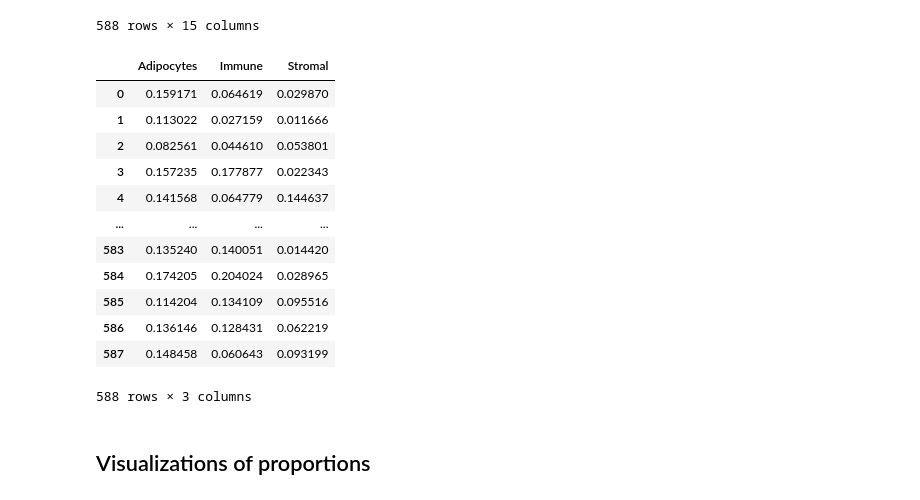
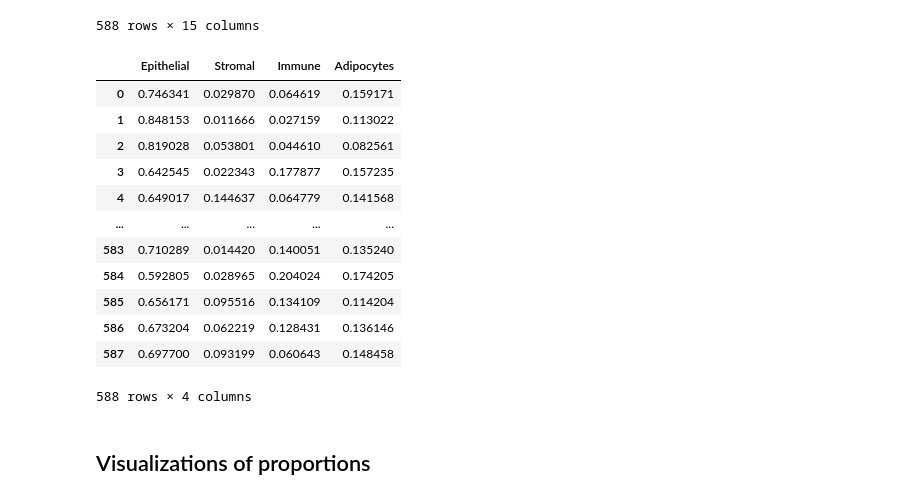
Before and after one commit to ivichadriana/HGSOC_Adipocytes, a Jupyter notebook: notebooks/analysis_proportions_visualizations.ipynb, the cells around one changed output. Drawn from its saved outputs; the diff is of its cells as text; code cells hidden in the pictures.

```diff
--- a/notebooks/analysis_proportions_visualizations.ipynb
+++ b/notebooks/analysis_proportions_visualizations.ipynb
@@ -25,3 +22,5 @@ cell_groups_to_plot = ["Adipocytes", "Immune", "Stromal"]
+# %%
+fractions = ["Epithelial", "Stromal","Immune","Adipocytes"]
 # %% [markdown]
 ## Load InstaPrism cell-fraction tables
 # %% [markdown]
@@ -54,47 +53,47 @@ cell_types_to_use_grouped = ["B cells",
                         'T cells',
                         'Monocytes',
                         'Plasma cells',
                         "NK cells",
                         "DC",
                         "pDC",
                         "Macrophages",
                         "ILC"]
 
 props = hp.group_cts(cell_types_to_use_grouped = ["B cells",
                          'Mast cells',
                         'T cells',
                         'Monocytes',
                         'Plasma cells',
                         "NK cells",
                         "DC",
                         "pDC",
                         "Macrophages",
                         "ILC"], name="Immune", props=props)
 
 props = hp.group_cts(cell_types_to_use_grouped = ["Fibroblasts",
                         'Endothelial cells'], name="Stromal", props=props)
 
 props = hp.group_cts(cell_types_to_use_grouped = ["Epithelial cells"], name="Epithelial", props=props)
 props = hp.group_cts(cell_types_to_use_grouped = ["Adipocytes",], name="Adipocytes", props=props)
 
 props.drop(columns=["SampleID", "Dataset", "suid", "ID"], inplace=True)
-props = props[cell_groups_to_plot].copy()
+props = props[fractions].copy()
 
 props
 # %% [output]
-|  | Adipocytes | Immune | Stromal |
-| 0 | 0.159171 | 0.064619 | 0.029870 |
-| 1 | 0.113022 | 0.027159 | 0.011666 |
-| 2 | 0.082561 | 0.044610 | 0.053801 |
-| 3 | 0.157235 | 0.177877 | 0.022343 |
-| 4 | 0.141568 | 0.064779 | 0.144637 |
-| ... | ... | ... | ... |
-| 583 | 0.135240 | 0.140051 | 0.014420 |
-| 584 | 0.174205 | 0.204024 | 0.028965 |
-| 585 | 0.114204 | 0.134109 | 0.095516 |
-| 586 | 0.136146 | 0.128431 | 0.062219 |
-| 587 | 0.148458 | 0.060643 | 0.093199 |
+|  | Epithelial | Stromal | Immune | Adipocytes |
+| 0 | 0.746341 | 0.029870 | 0.064619 | 0.159171 |
+| 1 | 0.848153 | 0.011666 | 0.027159 | 0.113022 |
+| 2 | 0.819028 | 0.053801 | 0.044610 | 0.082561 |
+| 3 | 0.642545 | 0.022343 | 0.177877 | 0.157235 |
+| 4 | 0.649017 | 0.144637 | 0.064779 | 0.141568 |
+| ... | ... | ... | ... | ... |
+| 583 | 0.710289 | 0.014420 | 0.140051 | 0.135240 |
+| 584 | 0.592805 | 0.028965 | 0.204024 | 0.174205 |
+| 585 | 0.656171 | 0.095516 | 0.134109 | 0.114204 |
+| 586 | 0.673204 | 0.062219 | 0.128431 | 0.136146 |
+| 587 | 0.697700 | 0.093199 | 0.060643 | 0.148458 |
-588 rows × 3 columns
+588 rows × 4 columns
 # %% [markdown]
 ## Visualizations of proportions
 # %%
```
Also changed, not shown: parts of 3 cells of this notebook, 12 other files.
